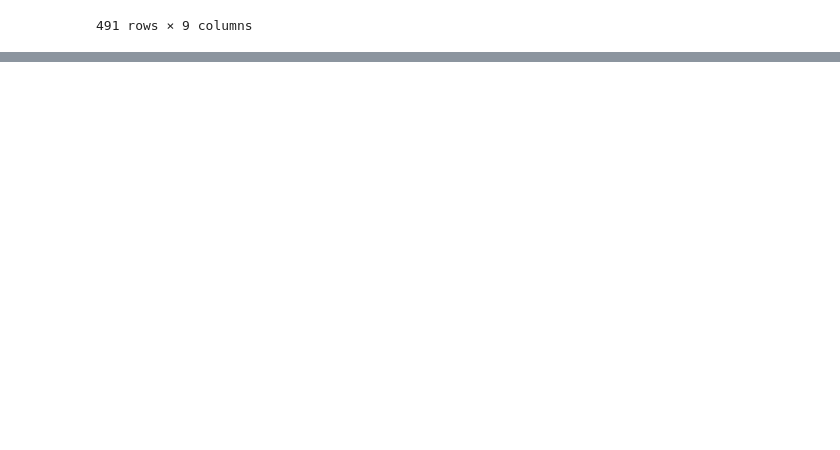
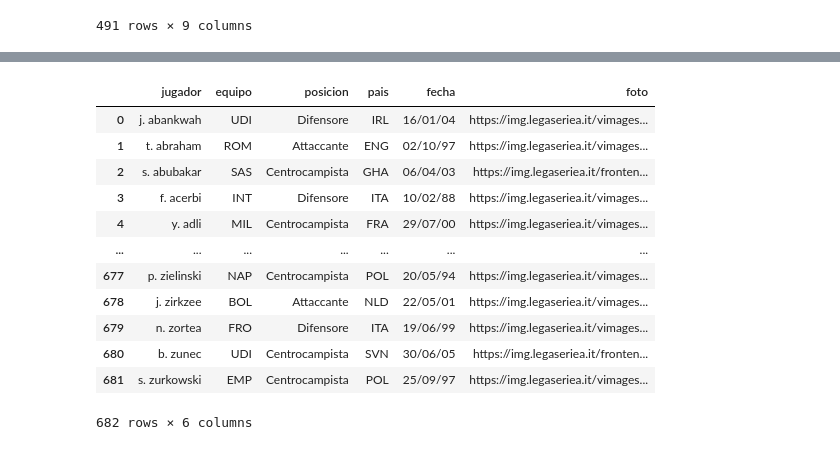
Before and after one commit to srgmrtnvqr/InfoJugadoresFutbol, a Jupyter notebook: descargar_datos.ipynb, the cells around one changed output, grey strips where cells are left out. Cells and saved outputs as stored; diff of their text form; code cells hidden in the pictures; blank space fills up the shorter version.

Commit message:
Comprobación de la descarga de los jugadores de la Serie A.

```diff
--- a/descargar_datos.ipynb
+++ b/descargar_datos.ipynb
@@ -238,0 +241,11 @@ df_jugadores_bdl.to_excel('info_jugadores_bundesliga.xlsx', index=False)
+# %%
+import requests
+from bs4 import BeautifulSoup
+
+from selenium import webdriver
+from selenium.webdriver.chrome.service import Service
+from selenium.webdriver.common.by import By
+opciones = webdriver.ChromeOptions()
+opciones.add_experimental_option('excludeSwitches', ['enable-logging'])
+import time
+import pandas as pd
@@ -238,0 +335,17 @@ df_jugadores_bdl.to_excel('info_jugadores_bundesliga.xlsx', index=False)
+# %%
+df_jugadores_SerieA = obtenerDatosJugadoresSerieA()
+df_jugadores_SerieA
+# %% [output]
+|  | jugador | equipo | posicion | pais | fecha | foto |
+| 0 | j. abankwah | UDI | Difensore | IRL | 16/01/04 | https://img.legaseriea.it/vimages... |
+| 1 | t. abraham | ROM | Attaccante | ENG | 02/10/97 | https://img.legaseriea.it/vimages... |
+| 2 | s. abubakar | SAS | Centrocampista | GHA | 06/04/03 | https://img.legaseriea.it/fronten... |
+| 3 | f. acerbi | INT | Difensore | ITA | 10/02/88 | https://img.legaseriea.it/vimages... |
+| 4 | y. adli | MIL | Centrocampista | FRA | 29/07/00 | https://img.legaseriea.it/vimages... |
+| ... | ... | ... | ... | ... | ... | ... |
+| 677 | p. zielinski | NAP | Centrocampista | POL | 20/05/94 | https://img.legaseriea.it/vimages... |
+| 678 | j. zirkzee | BOL | Attaccante | NLD | 22/05/01 | https://img.legaseriea.it/vimages... |
+| 679 | n. zortea | FRO | Difensore | ITA | 19/06/99 | https://img.legaseriea.it/vimages... |
+| 680 | b. zunec | UDI | Centrocampista | SVN | 30/06/05 | https://img.legaseriea.it/fronten... |
+| 681 | s. zurkowski | EMP | Centrocampista | POL | 25/09/97 | https://img.legaseriea.it/vimages... |
+682 rows × 6 columns
```
Also changed, not shown: parts of 5 cells of this notebook.
